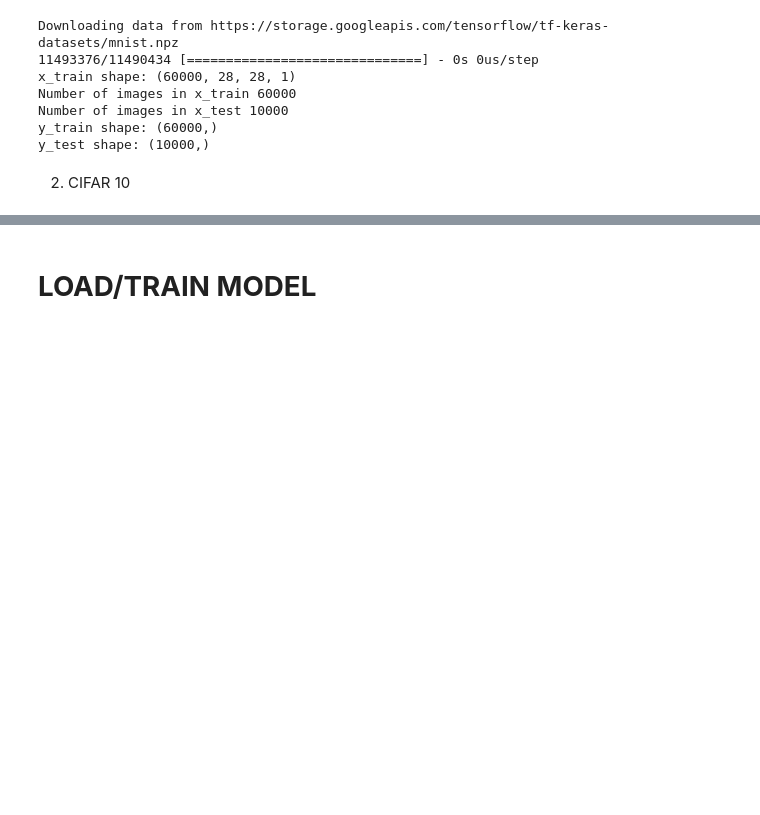
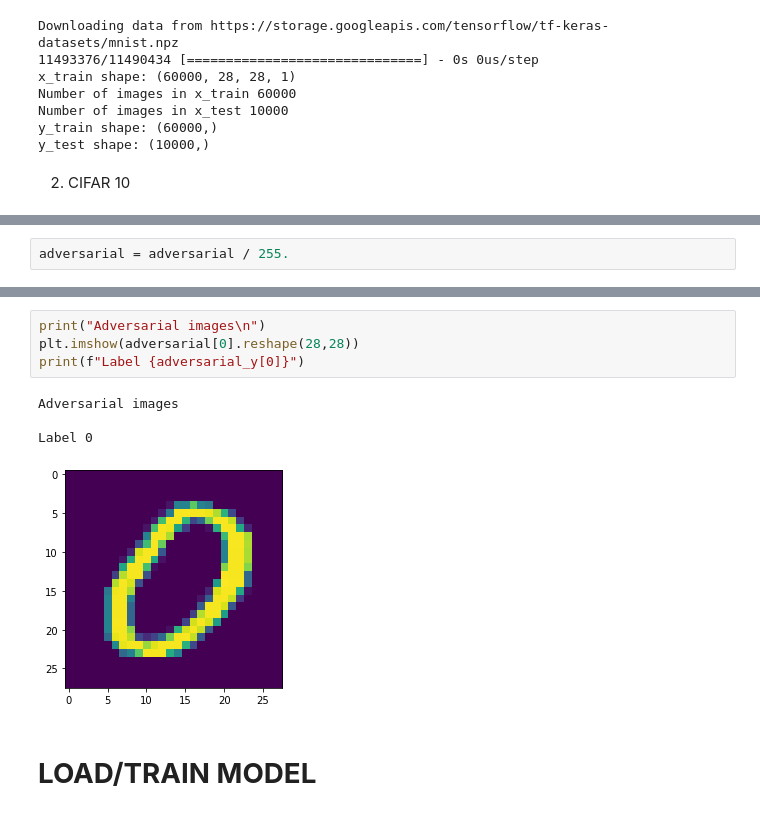
Before and after one commit to CyrilRJK/Natural-Computing-Project, a Jupyter notebook: Improved_Ga.ipynb, the cells around one changed output, grey strips where cells are left out. Cells and saved outputs as stored; diff of their text form; blank space fills up the shorter version.

```diff
--- a/Improved_Ga.ipynb
+++ b/Improved_Ga.ipynb
@@ -124,0 +144,2 @@ input shape:  (32, 32, 1)
+# %%
+adversarial = adversarial / 255.
@@ -125,3 +155,12 @@ input shape:  (32, 32, 1)
+# %%
+print("Adversarial images\n")
+plt.imshow(adversarial[0].reshape(28,28))
+print(f"Label {adversarial_y[0]}")
+# %% [output]
+Adversarial images
+
+Label 0
+[figure, added]
 # %% [markdown]
 # **LOAD/TRAIN MODEL**
 # %% [markdown]
```
Also changed, not shown: parts of 30 cells of this notebook.
